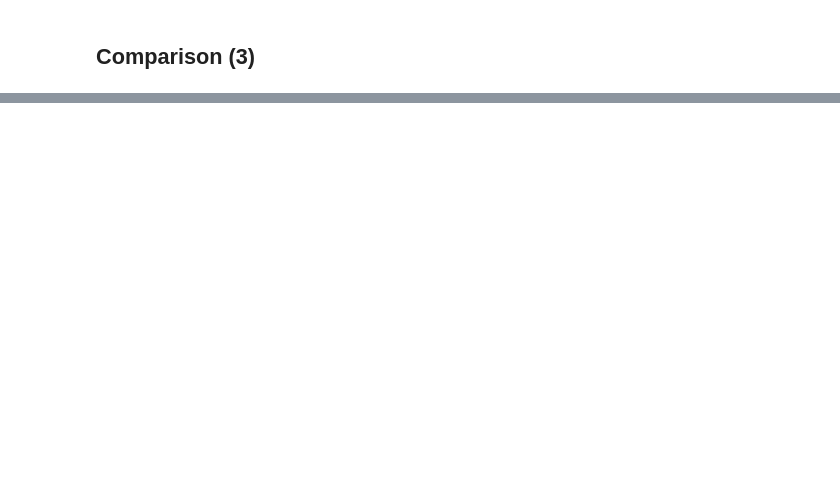
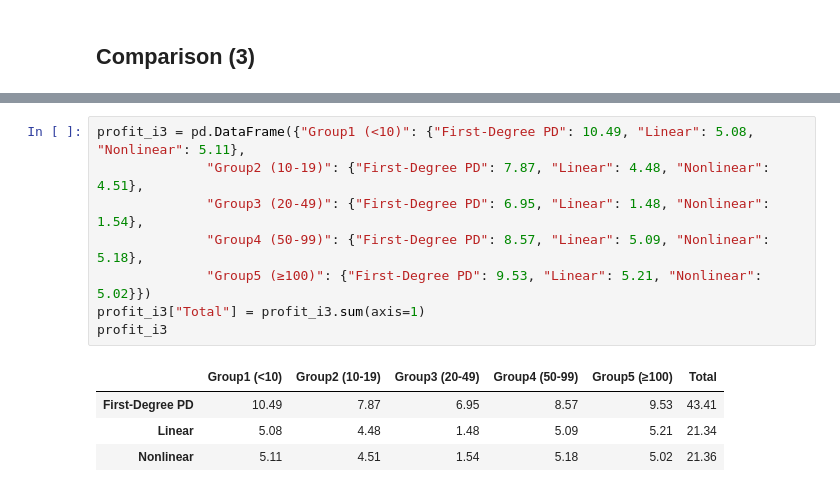
Before and after one commit to wanxii/nonlinear-pricing, a Jupyter notebook: welfare_groups.ipynb, the cells around one changed output, grey strips where cells are left out. Saved outputs shown, nothing was run; the diff lists cells and outputs as text; blank space fills up the shorter version.

```diff
--- a/welfare_groups.ipynb
+++ b/welfare_groups.ipynb
@@ -386,0 +329,13 @@ counter_fi.savefig("fig/counter_lc_vs_gb.svg", dpi=400)
+# %%
+profit_i3 = pd.DataFrame({"Group1 (<10)": {"First-Degree PD": 10.49, "Linear": 5.08, "Nonlinear": 5.11},
+              "Group2 (10-19)": {"First-Degree PD": 7.87, "Linear": 4.48, "Nonlinear": 4.51},
+              "Group3 (20-49)": {"First-Degree PD": 6.95, "Linear": 1.48, "Nonlinear": 1.54},
+              "Group4 (50-99)": {"First-Degree PD": 8.57, "Linear": 5.09, "Nonlinear": 5.18},
+              "Group5 (≥100)": {"First-Degree PD": 9.53, "Linear": 5.21, "Nonlinear": 5.02}})
+profit_i3["Total"] = profit_i3.sum(axis=1)
+profit_i3
+# %% [output]
+|  | Group1 (<10) | Group2 (10-19) | Group3 (20-49) | Group4 (50-99) | Group5 (≥100) | Total |
+| First-Degree PD | 10.49 | 7.87 | 6.95 | 8.57 | 9.53 | 43.41 |
+| Linear | 5.08 | 4.48 | 1.48 | 5.09 | 5.21 | 21.34 |
+| Nonlinear | 5.11 | 4.51 | 1.54 | 5.18 | 5.02 | 21.36 |
```
Also changed, not shown: parts of 21 cells of this notebook.
